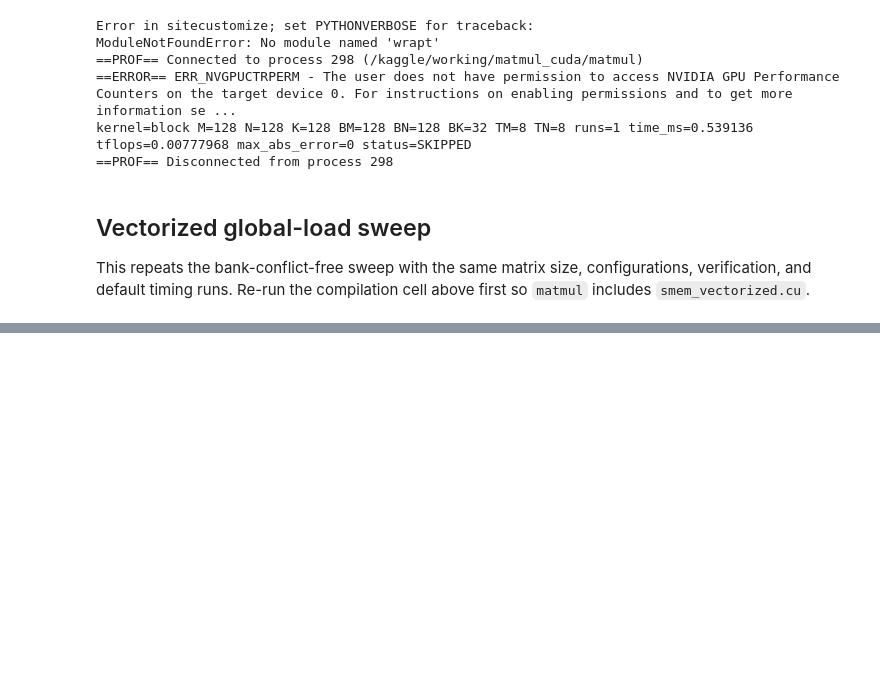
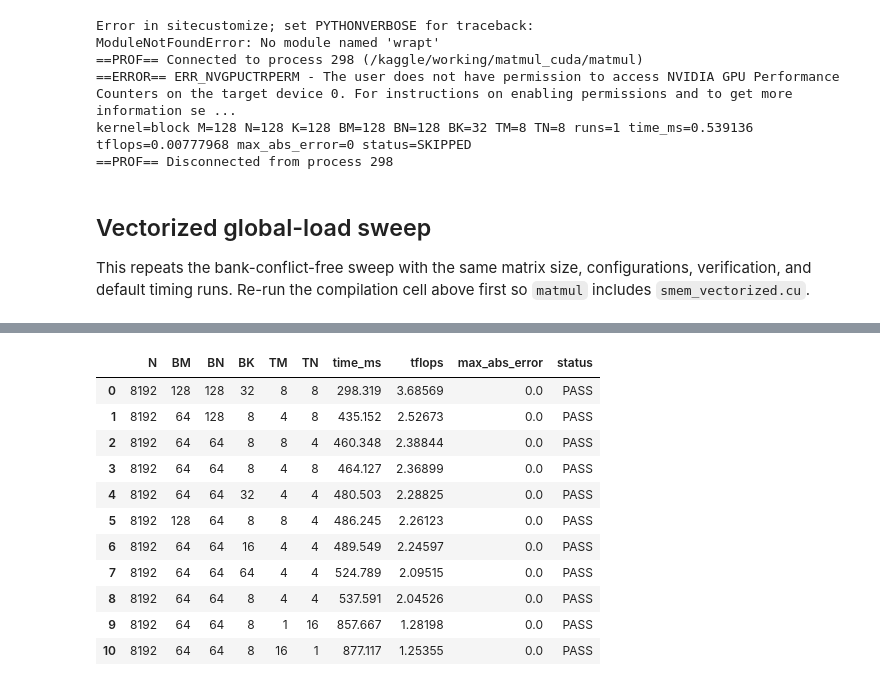
Before and after one commit to Sushil2006/matmul_cuda, a Jupyter notebook: notebook.ipynb, the cells around one changed output, grey strips where cells are left out. Saved outputs shown, nothing was run; the diff lists cells and outputs as text; code cells hidden in the pictures; blank space fills up the shorter version.

```diff
--- a/notebook.ipynb
+++ b/notebook.ipynb
@@ -418,0 +423,16 @@ CalledProcessError: Command '['./matmul', '--kernel', 'vectorized', '--M', '8192
+# %%
+vectorized_df = pd.DataFrame(vectorized_rows).sort_values(['N', 'time_ms']).reset_index(drop=True)
+vectorized_df.sort_values('time_ms').reset_index(drop=True)
+# %% [output]
+|  | N | BM | BN | BK | TM | TN | time_ms | tflops | max_abs_error | status |
+| 0 | 8192 | 128 | 128 | 32 | 8 | 8 | 298.319 | 3.68569 | 0.0 | PASS |
+| 1 | 8192 | 64 | 128 | 8 | 4 | 8 | 435.152 | 2.52673 | 0.0 | PASS |
+| 2 | 8192 | 64 | 64 | 8 | 8 | 4 | 460.348 | 2.38844 | 0.0 | PASS |
+| 3 | 8192 | 64 | 64 | 8 | 4 | 8 | 464.127 | 2.36899 | 0.0 | PASS |
+| 4 | 8192 | 64 | 64 | 32 | 4 | 4 | 480.503 | 2.28825 | 0.0 | PASS |
+| 5 | 8192 | 128 | 64 | 8 | 8 | 4 | 486.245 | 2.26123 | 0.0 | PASS |
+| 6 | 8192 | 64 | 64 | 16 | 4 | 4 | 489.549 | 2.24597 | 0.0 | PASS |
+| 7 | 8192 | 64 | 64 | 64 | 4 | 4 | 524.789 | 2.09515 | 0.0 | PASS |
+| 8 | 8192 | 64 | 64 | 8 | 4 | 4 | 537.591 | 2.04526 | 0.0 | PASS |
+| 9 | 8192 | 64 | 64 | 8 | 1 | 16 | 857.667 | 1.28198 | 0.0 | PASS |
+| 10 | 8192 | 64 | 64 | 8 | 16 | 1 | 877.117 | 1.25355 | 0.0 | PASS |
```
Also changed, not shown: parts of 5 cells of this notebook, 3 other files.
